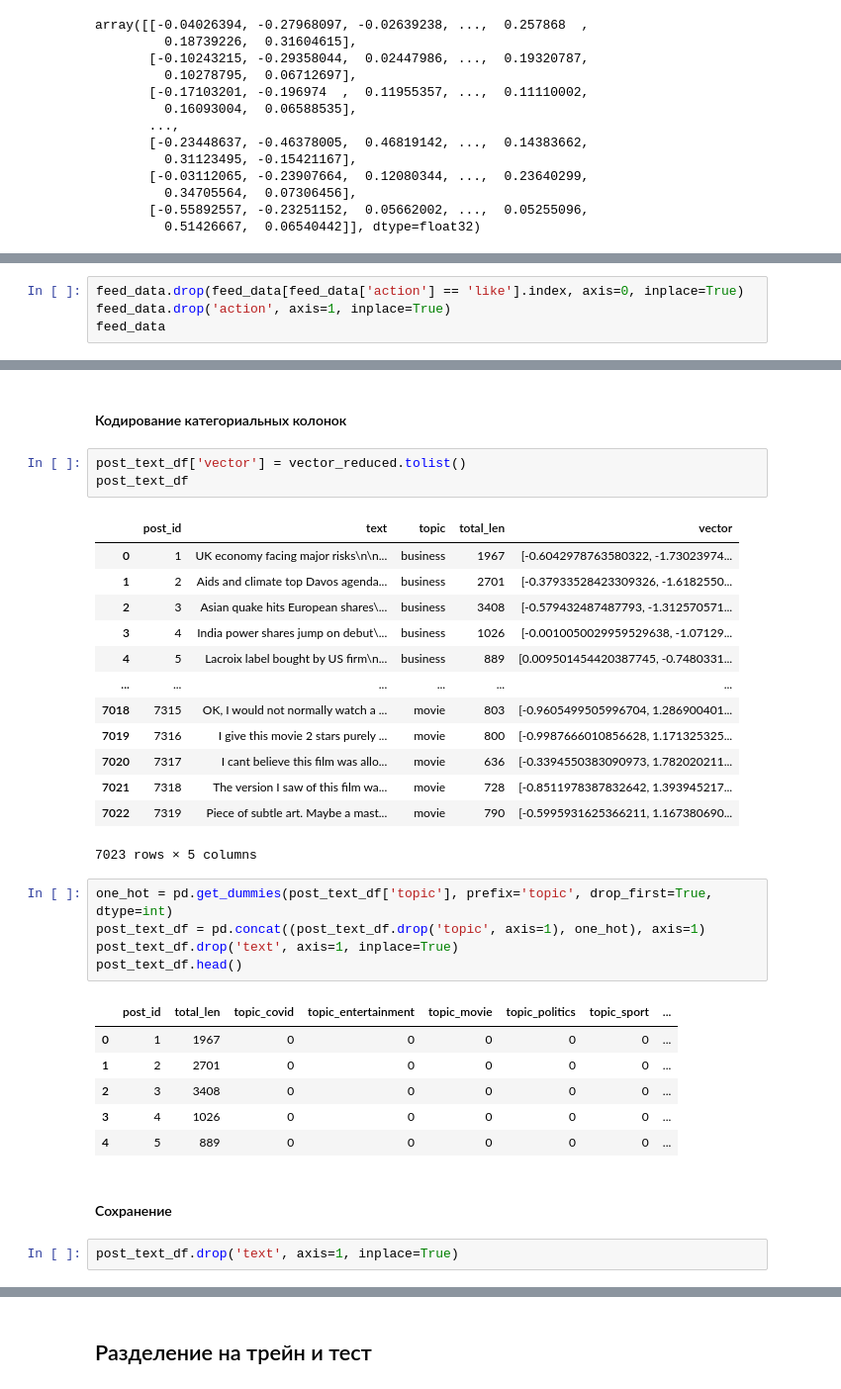
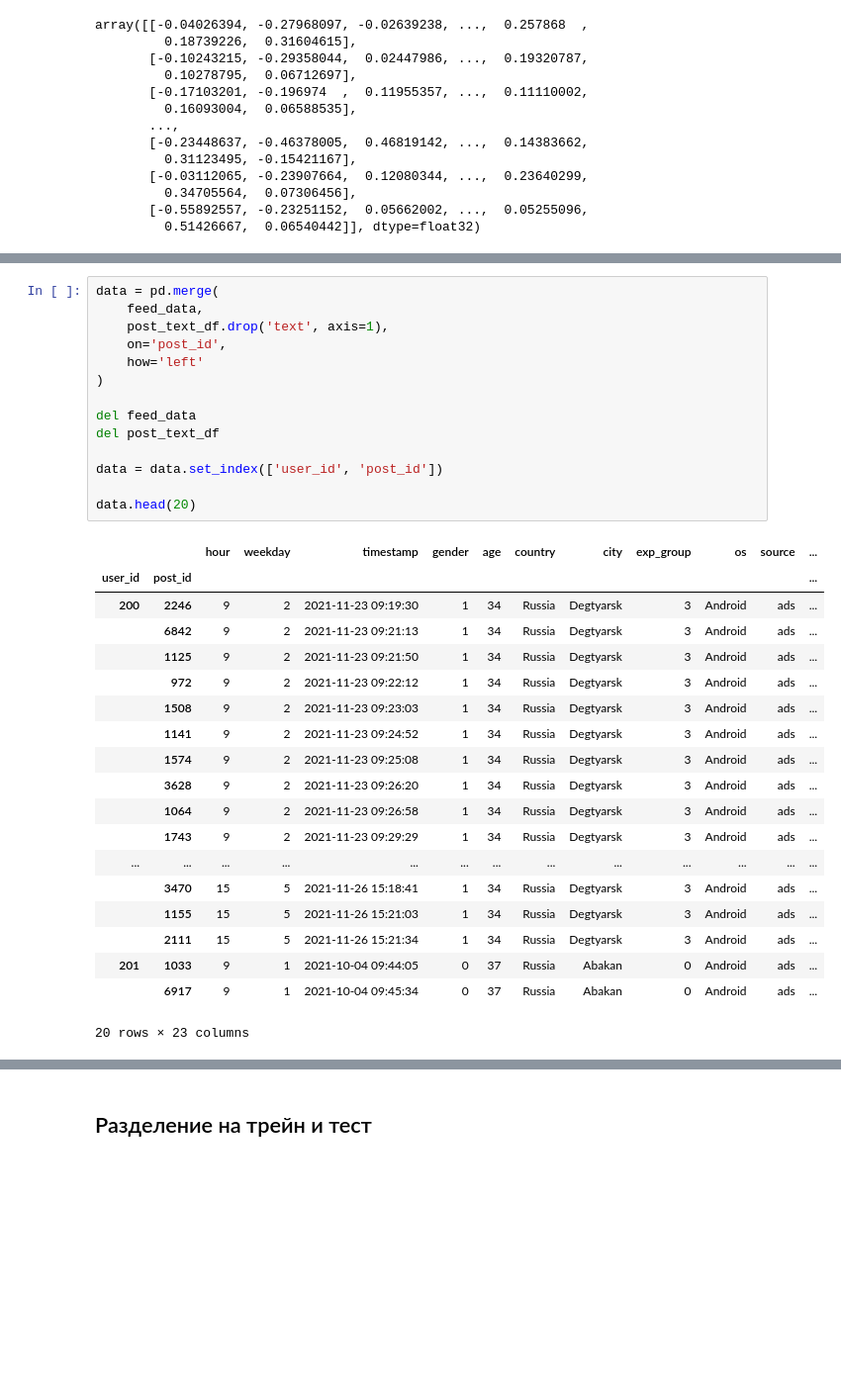
Before and after one commit to dtrubitsin/post_recommendation, a Jupyter notebook: FP_feachures.ipynb, the cells around one changed output, grey strips where cells are left out. Shown at 99% size. Cells and saved outputs as stored; diff of their text form; blank space fills up the shorter version.

```diff
--- a/FP_feachures.ipynb
+++ b/FP_feachures.ipynb
@@ -154,4 +363,0 @@ print(f'Конечная дата: {max(feed_data["timestamp"])}')
-# %%
-feed_data.drop(feed_data[feed_data['action'] == 'like'].index, axis=0, inplace=True)
-feed_data.drop('action', axis=1, inplace=True)
-feed_data
@@ -266,36 +364,35 @@ plt.show()
-# %% [markdown]
-#### Кодирование категориальных колонок
-# %%
-post_text_df['vector'] = vector_reduced.tolist()
-post_text_df
-# %% [output]
-|  | post_id | text | topic | total_len | vector |
-| 0 | 1 | UK economy facing major risks\n\n... | business | 1967 | [-0.6042978763580322, -1.73023974... |
-| 1 | 2 | Aids and climate top Davos agenda... | business | 2701 | [-0.37933528423309326, -1.6182550... |
-| 2 | 3 | Asian quake hits European shares\... | business | 3408 | [-0.579432487487793, -1.312570571... |
-| 3 | 4 | India power shares jump on debut\... | business | 1026 | [-0.0010050029959529638, -1.07129... |
-| 4 | 5 | Lacroix label bought by US firm\n... | business | 889 | [0.009501454420387745, -0.7480331... |
-| ... | ... | ... | ... | ... | ... |
-| 7018 | 7315 | OK, I would not normally watch a ... | movie | 803 | [-0.9605499505996704, 1.286900401... |
-| 7019 | 7316 | I give this movie 2 stars purely ... | movie | 800 | [-0.9987666010856628, 1.171325325... |
-| 7020 | 7317 | I cant believe this film was allo... | movie | 636 | [-0.3394550383090973, 1.782020211... |
-| 7021 | 7318 | The version I saw of this film wa... | movie | 728 | [-0.8511978387832642, 1.393945217... |
-| 7022 | 7319 | Piece of subtle art. Maybe a mast... | movie | 790 | [-0.5995931625366211, 1.167380690... |
-7023 rows × 5 columns
-# %%
-one_hot = pd.get_dummies(post_text_df['topic'], prefix='topic', drop_first=True, dtype=int)
-post_text_df = pd.concat((post_text_df.drop('topic', axis=1), one_hot), axis=1)
-post_text_df.drop('text', axis=1, inplace=True)
-post_text_df.head()
-# %% [output]
-|  | post_id | total_len | topic_covid | topic_entertainment | topic_movie | topic_politics | topic_sport | ... |
-| 0 | 1 | 1967 | 0 | 0 | 0 | 0 | 0 | ... |
-| 1 | 2 | 2701 | 0 | 0 | 0 | 0 | 0 | ... |
-| 2 | 3 | 3408 | 0 | 0 | 0 | 0 | 0 | ... |
-| 3 | 4 | 1026 | 0 | 0 | 0 | 0 | 0 | ... |
-| 4 | 5 | 889 | 0 | 0 | 0 | 0 | 0 | ... |
-# %% [markdown]
-#### Сохранение
-# %%
-post_text_df.drop('text', axis=1, inplace=True)
+# %%
+data = pd.merge(
+    feed_data,
+    post_text_df.drop('text', axis=1),
+    on='post_id',
+    how='left'
+)
+
+del feed_data
+del post_text_df
+
+data = data.set_index(['user_id', 'post_id'])
+
+data.head(20)
+# %% [output]
+|  |  | hour | weekday | timestamp | gender | age | country | city | exp_group | os | source | ... |
+| user_id | post_id |  |  |  |  |  |  |  |  |  |  | ... |
+| 200 | 2246 | 9 | 2 | 2021-11-23 09:19:30 | 1 | 34 | Russia | Degtyarsk | 3 | Android | ads | ... |
+|  | 6842 | 9 | 2 | 2021-11-23 09:21:13 | 1 | 34 | Russia | Degtyarsk | 3 | Android | ads | ... |
+|  | 1125 | 9 | 2 | 2021-11-23 09:21:50 | 1 | 34 | Russia | Degtyarsk | 3 | Android | ads | ... |
+|  | 972 | 9 | 2 | 2021-11-23 09:22:12 | 1 | 34 | Russia | Degtyarsk | 3 | Android | ads | ... |
+|  | 1508 | 9 | 2 | 2021-11-23 09:23:03 | 1 | 34 | Russia | Degtyarsk | 3 | Android | ads | ... |
+|  | 1141 | 9 | 2 | 2021-11-23 09:24:52 | 1 | 34 | Russia | Degtyarsk | 3 | Android | ads | ... |
+|  | 1574 | 9 | 2 | 2021-11-23 09:25:08 | 1 | 34 | Russia | Degtyarsk | 3 | Android | ads | ... |
+|  | 3628 | 9 | 2 | 2021-11-23 09:26:20 | 1 | 34 | Russia | Degtyarsk | 3 | Android | ads | ... |
+|  | 1064 | 9 | 2 | 2021-11-23 09:26:58 | 1 | 34 | Russia | Degtyarsk | 3 | Android | ads | ... |
+|  | 1743 | 9 | 2 | 2021-11-23 09:29:29 | 1 | 34 | Russia | Degtyarsk | 3 | Android | ads | ... |
+| ... | ... | ... | ... | ... | ... | ... | ... | ... | ... | ... | ... | ... |
+|  | 3470 | 15 | 5 | 2021-11-26 15:18:41 | 1 | 34 | Russia | Degtyarsk | 3 | Android | ads | ... |
+|  | 1155 | 15 | 5 | 2021-11-26 15:21:03 | 1 | 34 | Russia | Degtyarsk | 3 | Android | ads | ... |
+|  | 2111 | 15 | 5 | 2021-11-26 15:21:34 | 1 | 34 | Russia | Degtyarsk | 3 | Android | ads | ... |
+| 201 | 1033 | 9 | 1 | 2021-10-04 09:44:05 | 0 | 37 | Russia | Abakan | 0 | Android | ads | ... |
+|  | 6917 | 9 | 1 | 2021-10-04 09:45:34 | 0 | 37 | Russia | Abakan | 0 | Android | ads | ... |
+20 rows × 23 columns
 # %%
```
Also changed, not shown: parts of 67 cells of this notebook, 5 other files.
